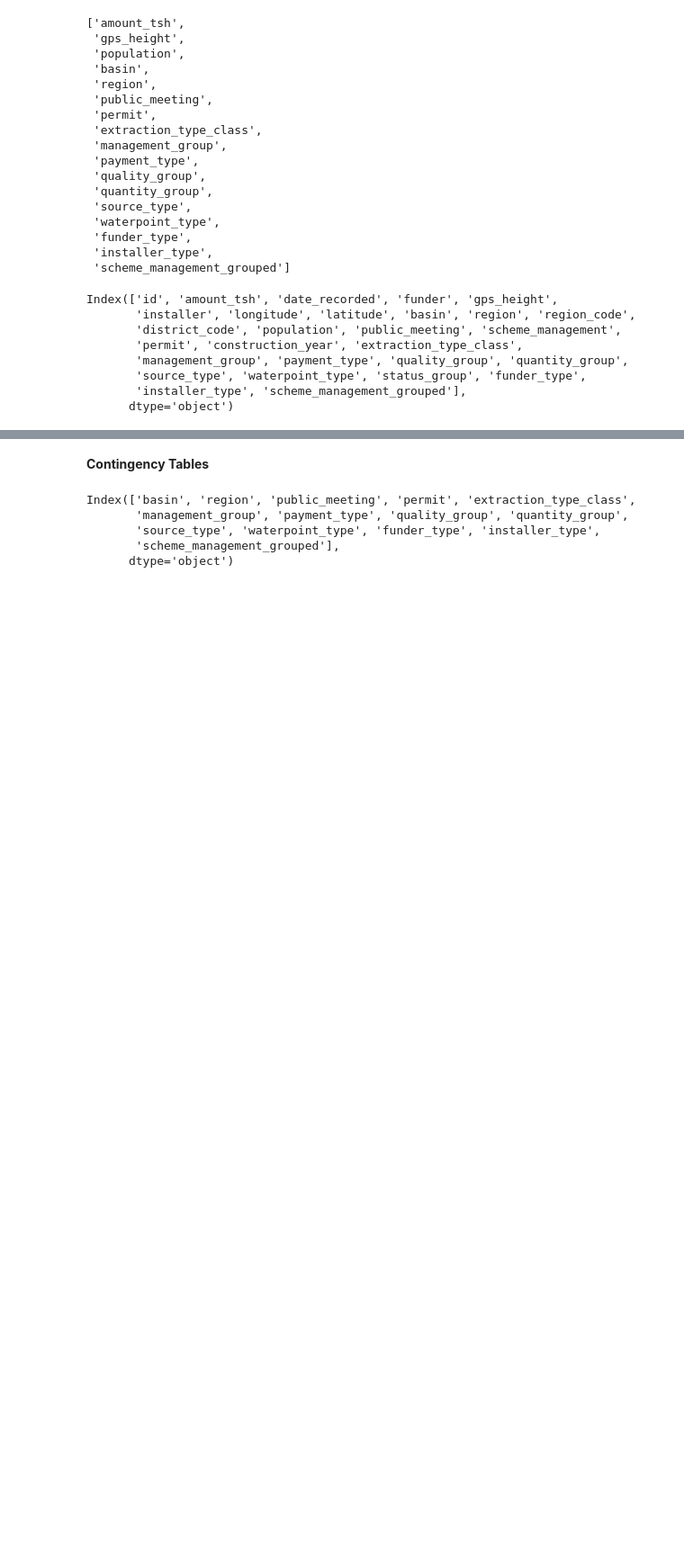
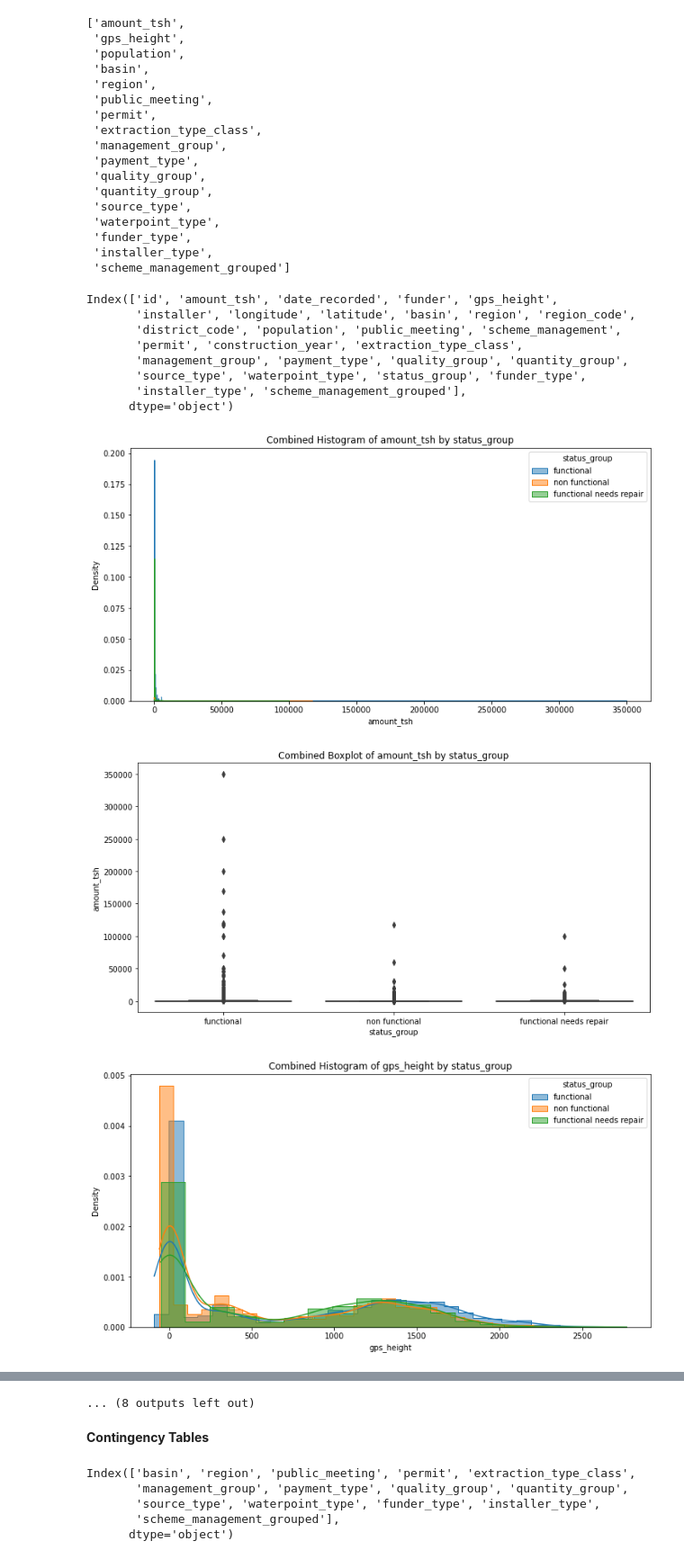
Before and after one commit to mbarriola96/Predicting_faulty_pumps, a Jupyter notebook: notebooks/00_data_understanding.ipynb, the cells around one changed output, grey strips where cells are left out. Shown at 90% size. Drawn from its saved outputs; the diff is of its cells as text; code cells hidden in the pictures; blank space fills up the shorter version.

```diff
--- a/notebooks/00_data_understanding.ipynb
+++ b/notebooks/00_data_understanding.ipynb
@@ -1066,4 +1080,8 @@ Index(['id', 'amount_tsh', 'date_recorded', 'funder', 'gps_height',
 # %%
 # Apply the function for multivaried analysis
 
-# plot_grouped_charts(df_train_merge, 'status_group', combined_columns)
+plot_grouped_charts(df_train_merge, 'status_group', combined_columns)
+# %% [output]
+[figure, added]
+[figure, added]
+[figure, added]
@@ -1070,3 +1097,4 @@ Index(['id', 'amount_tsh', 'date_recorded', 'funder', 'gps_height',
+... (8 outputs left out)
 # %% [markdown]
 **Contingency Tables**
 # %%
```
Also changed, not shown: parts of 7 cells of this notebook, 11 other files.
